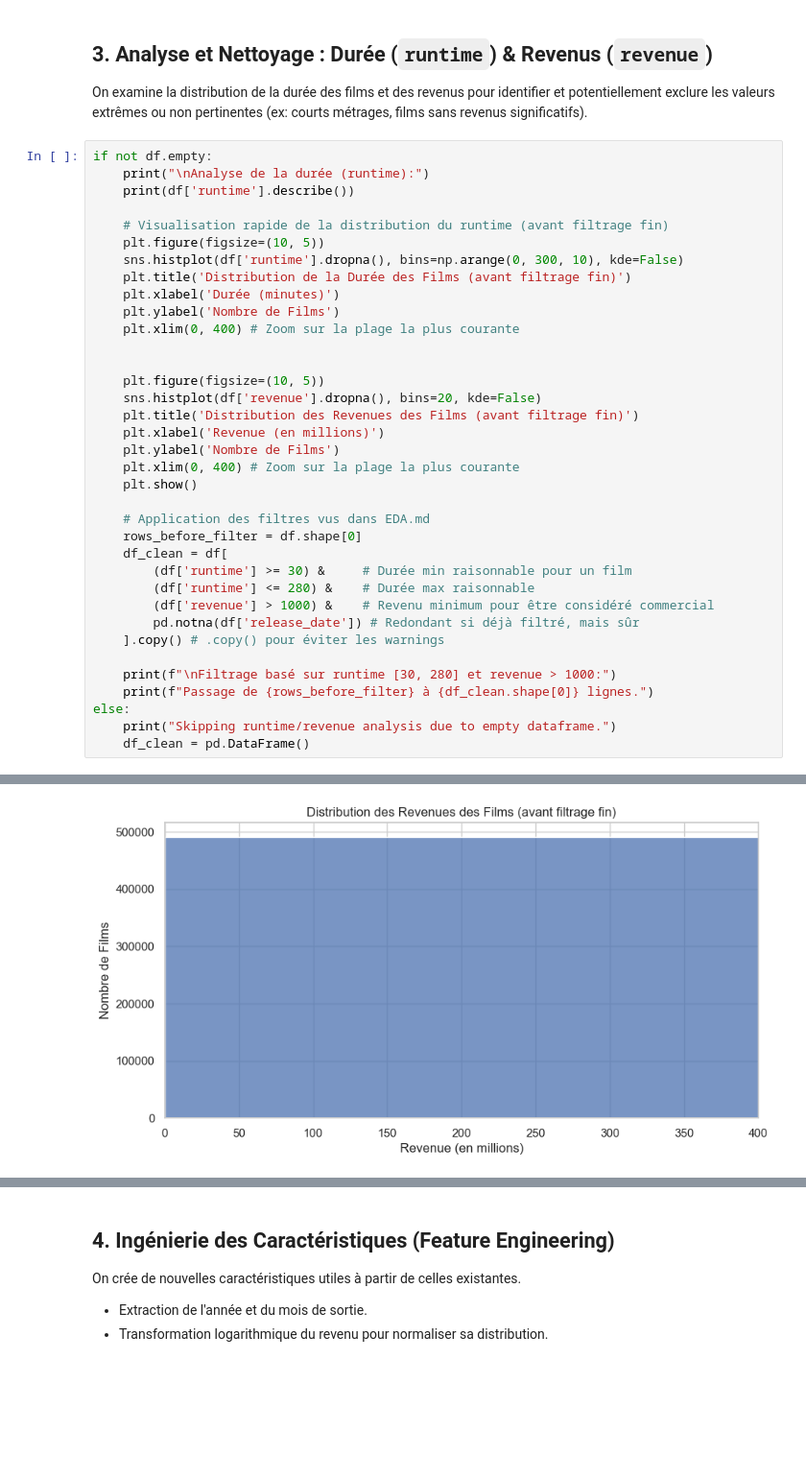
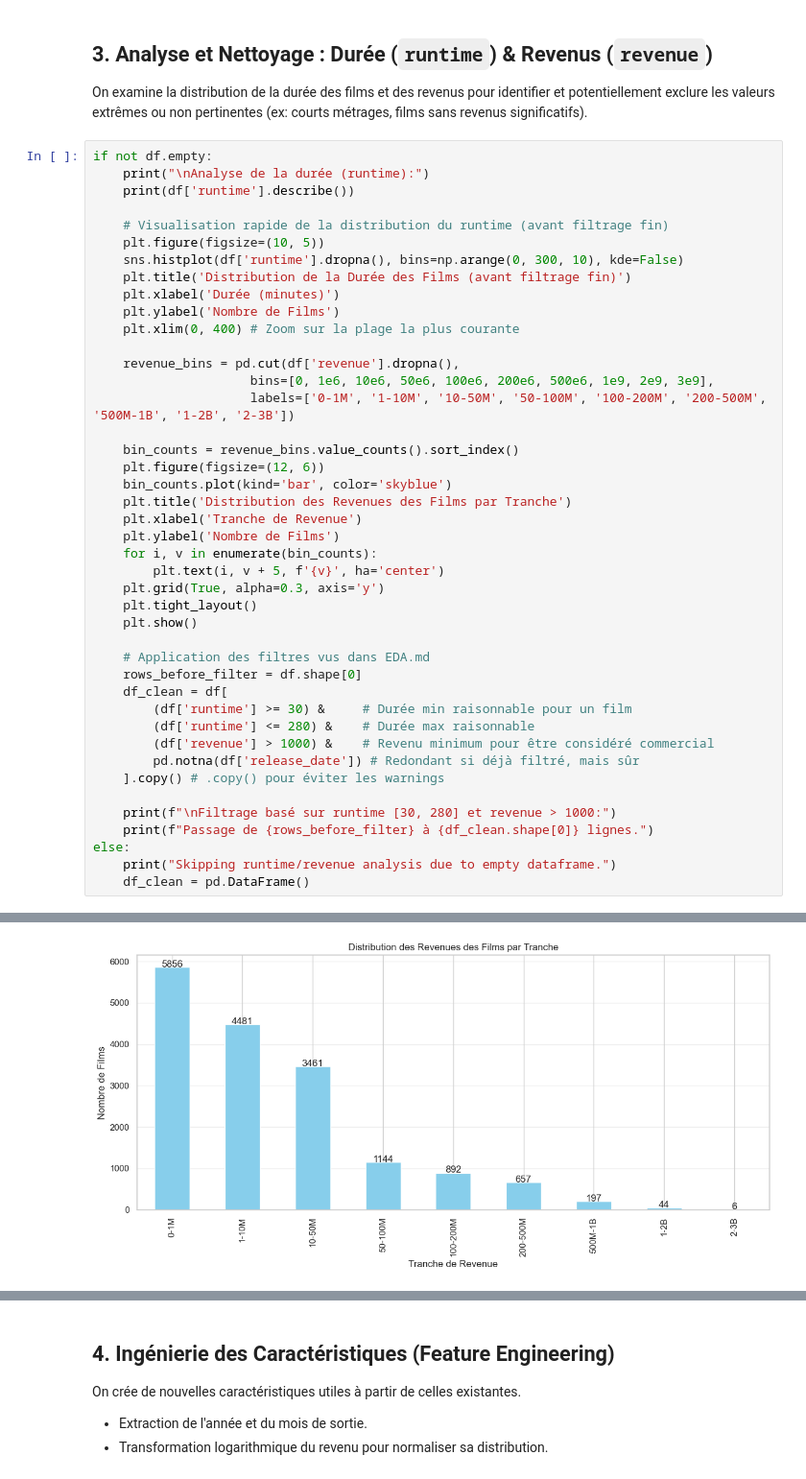
Before and after one commit to Beg1nner4ever/y_BoxOffice, a Jupyter notebook: EDA_Films.ipynb, the cells around one changed output, grey strips where cells are left out. Shown at 96% size. Drawn from its saved outputs; the diff is of its cells as text; blank space fills up the shorter version.

Commit message:
Updated EDA notebook with enhanced revenue distribution visualization, including new revenue bins and improved plot aesthetics.

```diff
--- a/EDA_Films.ipynb
+++ b/EDA_Films.ipynb
@@ -100,42 +100,49 @@ if not df.empty:
     plt.ylabel('Nombre de Films')
     plt.xlim(0, 400) # Zoom sur la plage la plus courante
 
+    revenue_bins = pd.cut(df['revenue'].dropna(),
+                     bins=[0, 1e6, 10e6, 50e6, 100e6, 200e6, 500e6, 1e9, 2e9, 3e9],
+                     labels=['0-1M', '1-10M', '10-50M', '50-100M', '100-200M', '200-500M', '500M-1B', '1-2B', '2-3B'])
 
-    plt.figure(figsize=(10, 5))
-    sns.histplot(df['revenue'].dropna(), bins=20, kde=False)
-    plt.title('Distribution des Revenues des Films (avant filtrage fin)')
-    plt.xlabel('Revenue (en millions)')
+    bin_counts = revenue_bins.value_counts().sort_index()
+    plt.figure(figsize=(12, 6))
+    bin_counts.plot(kind='bar', color='skyblue')
+    plt.title('Distribution des Revenues des Films par Tranche')
+    plt.xlabel('Tranche de Revenue')
     plt.ylabel('Nombre de Films')
-    plt.xlim(0, 400) # Zoom sur la plage la plus courante
+    for i, v in enumerate(bin_counts):
+        plt.text(i, v + 5, f'{v}', ha='center')
+    plt.grid(True, alpha=0.3, axis='y')
+    plt.tight_layout()
     plt.show()
 
     # Application des filtres vus dans EDA.md
     rows_before_filter = df.shape[0]
     df_clean = df[
         (df['runtime'] >= 30) &     # Durée min raisonnable pour un film
         (df['runtime'] <= 280) &    # Durée max raisonnable
         (df['revenue'] > 1000) &    # Revenu minimum pour être considéré commercial
         pd.notna(df['release_date']) # Redondant si déjà filtré, mais sûr
     ].copy() # .copy() pour éviter les warnings
 
     print(f"\nFiltrage basé sur runtime [30, 280] et revenue > 1000:")
     print(f"Passage de {rows_before_filter} à {df_clean.shape[0]} lignes.")
 else:
     print("Skipping runtime/revenue analysis due to empty dataframe.")
     df_clean = pd.DataFrame()
 # %% [output]
 Analyse de la durée (runtime):
 count    492772.000000
 mean         67.268802
 std          62.070105
 min           0.000000
 25%          10.000000
 50%          77.000000
 75%          99.000000
 max       12480.000000
 Name: runtime, dtype: float64
 [figure]
-[figure, old version]
+[figure, new version]
 Filtrage basé sur runtime [30, 280] et revenue > 1000:
 Passage de 492772 à 14853 lignes.
 # %% [markdown]
```
